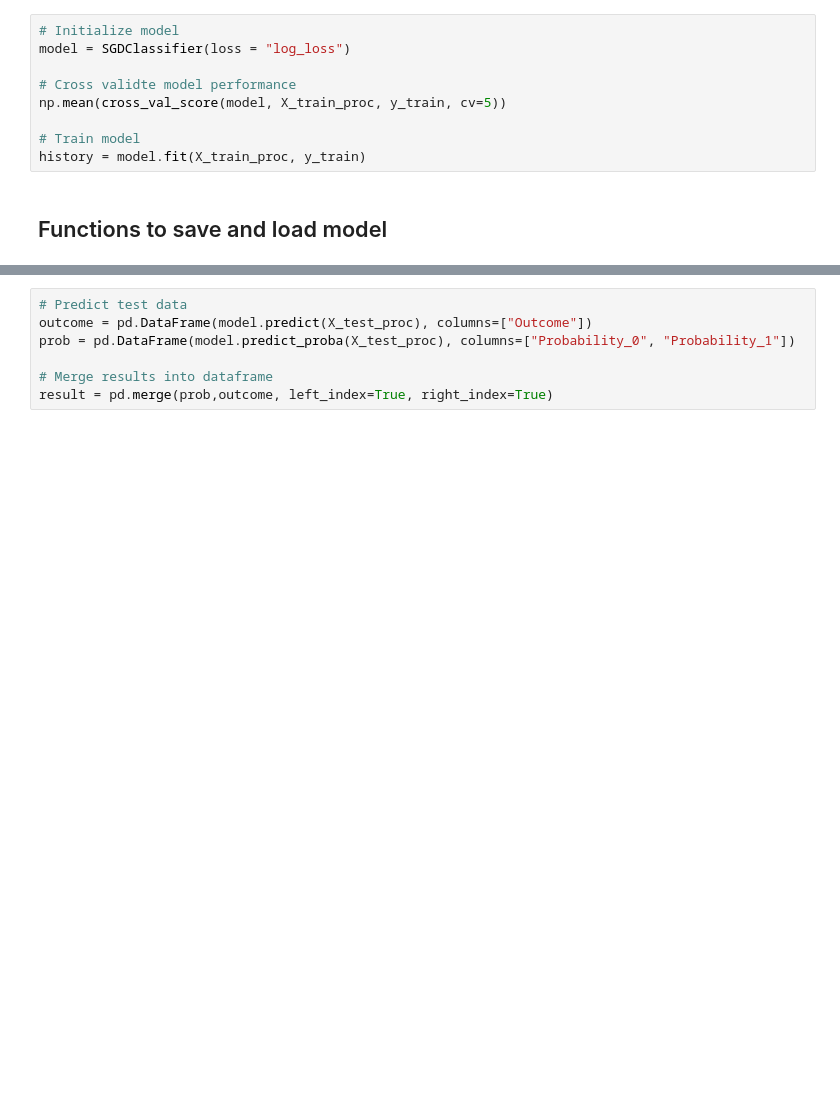
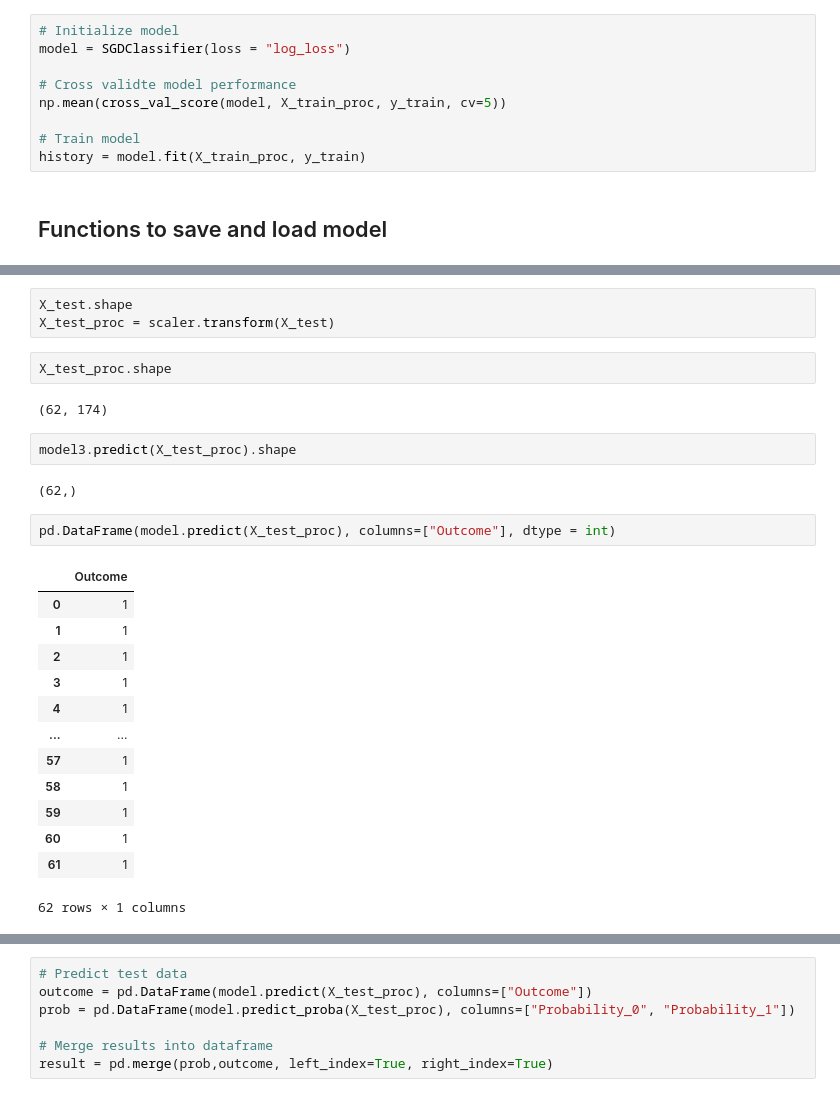
Before and after one commit to Klara-haas/brain_proteomics, a Jupyter notebook: api/jfschulz_notebooks/jfschulz_api.ipynb, the cells around one changed output, grey strips where cells are left out. Cells and saved outputs as stored; diff of their text form; blank space fills up the shorter version.

```diff
--- a/api/jfschulz_notebooks/jfschulz_api.ipynb
+++ b/api/jfschulz_notebooks/jfschulz_api.ipynb
@@ -158,0 +216,27 @@ SGDClassifier(loss='log_loss')
+# %%
+X_test.shape
+X_test_proc = scaler.transform(X_test)
+# %%
+X_test_proc.shape
+# %% [output]
+(62, 174)
+# %%
+model3.predict(X_test_proc).shape
+# %% [output]
+(62,)
+# %%
+pd.DataFrame(model.predict(X_test_proc), columns=["Outcome"], dtype = int)
+# %% [output]
+|  | Outcome |
+| 0 | 1 |
+| 1 | 1 |
+| 2 | 1 |
+| 3 | 1 |
+| 4 | 1 |
+| ... | ... |
+| 57 | 1 |
+| 58 | 1 |
+| 59 | 1 |
+| 60 | 1 |
+| 61 | 1 |
+62 rows × 1 columns
```
Also changed, not shown: parts of 48 cells of this notebook, 6 other files.
